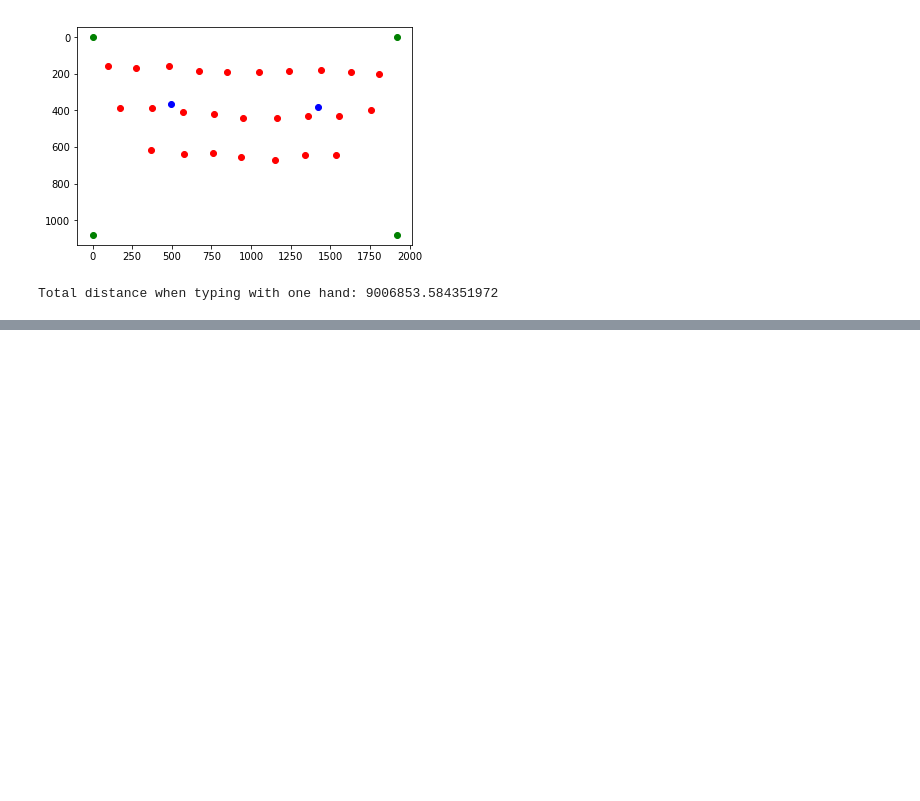
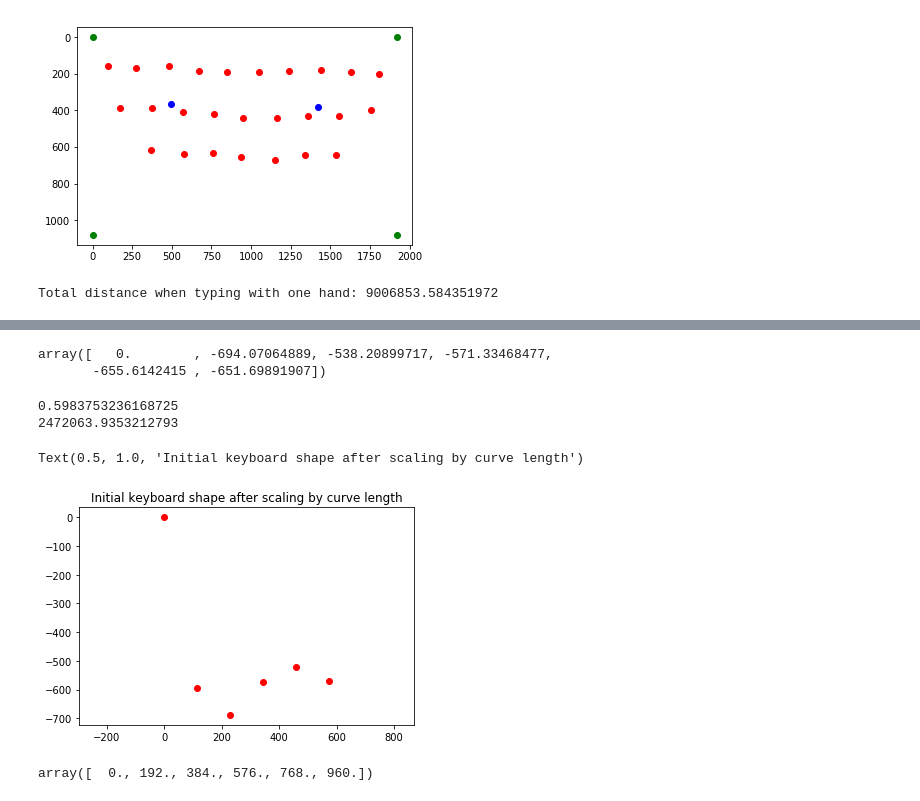
Before and after one commit to dl541/keyboard_3D_analysis, a Jupyter notebook: keyboard_3D_notebook/keyboard_3D_analysis.ipynb, the cells around one changed output, grey strips where cells are left out. Cells and saved outputs as stored; diff of their text form; code cells hidden in the pictures; blank space fills up the shorter version.

Commit message:
Add simulated annealer to optimize keyboard shape

```diff
--- a/keyboard_3D_notebook/keyboard_3D_analysis.ipynb
+++ b/keyboard_3D_notebook/keyboard_3D_analysis.ipynb
@@ -209,0 +279,10 @@ print(dist)
+# %%
+initial_state = inpl_y
+optimizer = OptimizedKeyboardProblem(state)
+optimizer.updates = 1000
+optimizer.steps = 10000
+optimizer.Tmax = 7000
+optimizer.Tmin = 10
+optimizer.copy_strategy = "slice"
+# %%
+state, dist = optimizer.anneal()
@@ -209,0 +307,28 @@ print(dist)
+# %%
+state
+# %% [output]
+array([   0.        , -694.07064889, -538.20899717, -571.33468477,
+       -655.6142415 , -651.69891907])
+# %%
+tck = interpolate.splrep(inpl_x, state, s = 0)
+spline2 = optimizer.formScaledSplineFromControlPoints(state)
+scale_factor = inpl_w / optimizer.findFunctionCurveLength(inpl_w, tck)[0]
+print(scale_factor)
+curved_pos_char_dict = optimizer.flatToCurved(spline)
+total_dist = optimizer.calculateMovement(curved_pos_char_dict)
+print(total_dist)
+xnew = np.linspace(0, inpl_w * scale_factor, int(inpl_w))
+ynew = interpolate.splev(xnew, spline2, der = 0)
+
+plt.plot(inpl_x * scale_factor, interpolate.splev(inpl_x * scale_factor, tck, der = 0),'ro')
+plt.axis('equal')
+plt.title("Initial keyboard shape after scaling by curve length")
+# %% [output]
+0.5983753236168725
+2472063.9353212793
+Text(0.5, 1.0, 'Initial keyboard shape after scaling by curve length')
+[figure, added]
+# %%
+inpl_x
+# %% [output]
+array([  0., 192., 384., 576., 768., 960.])
```
Also changed, not shown: parts of 8 cells of this notebook.
